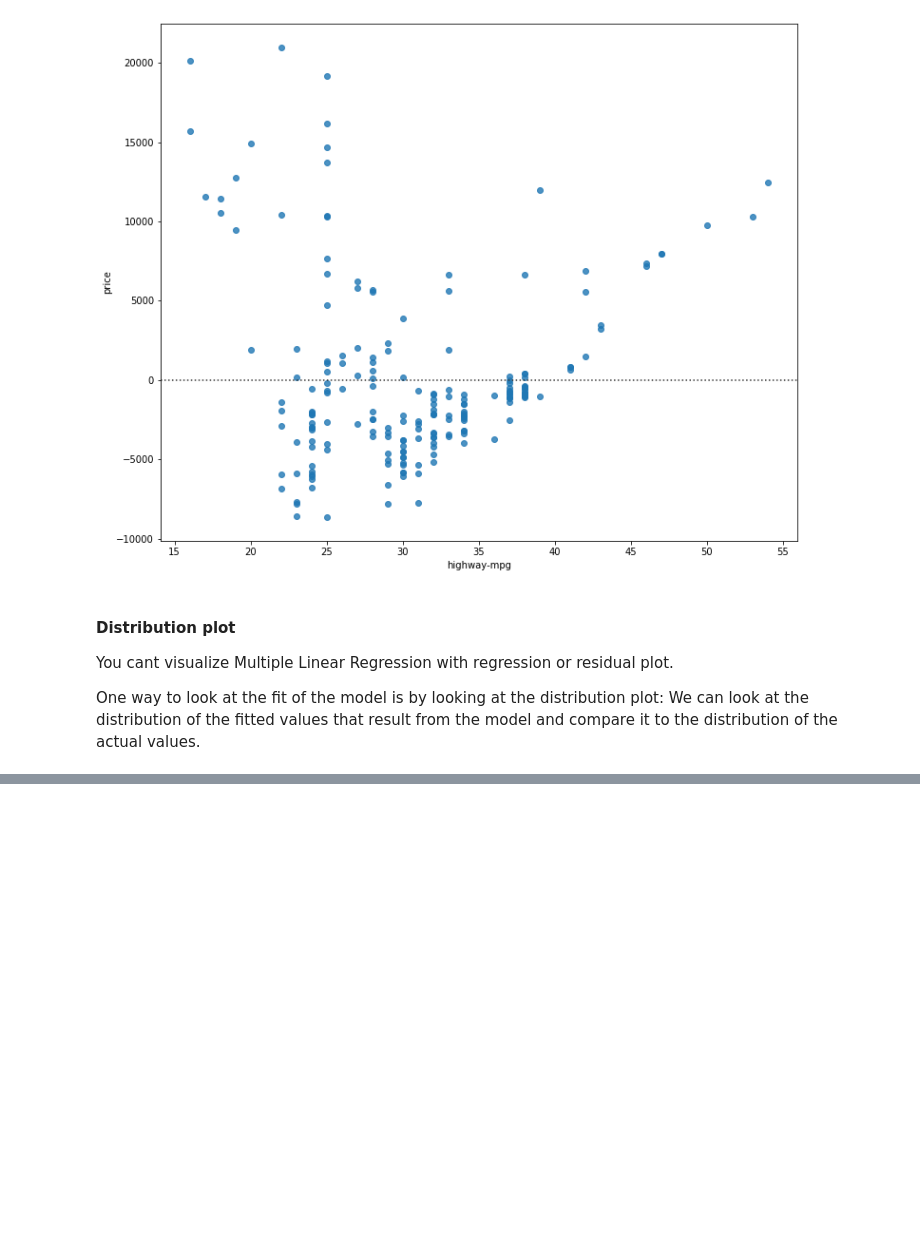
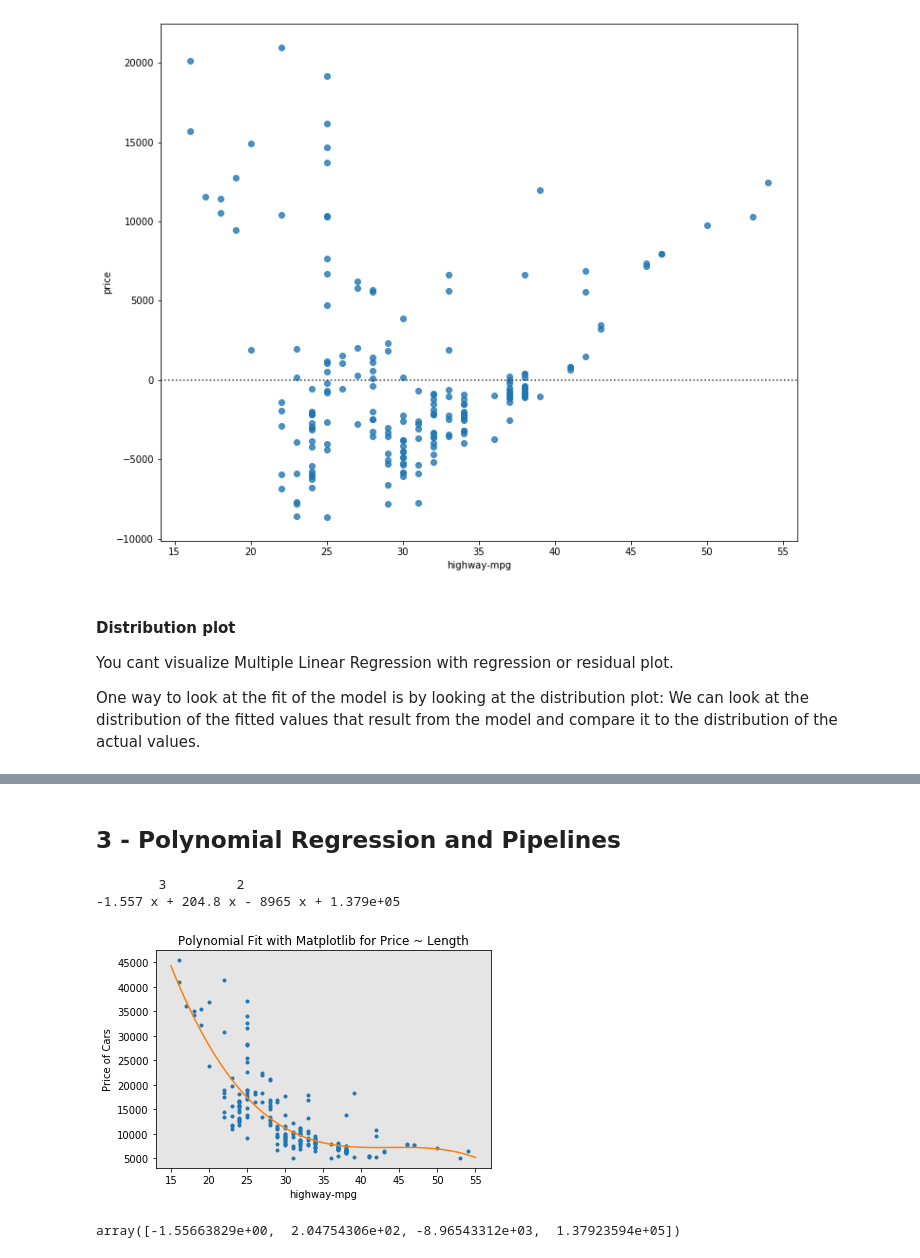
Before and after one commit to antobarbero/analyzing_data_course_edx, a Jupyter notebook: lab4_model_development.ipynb, the cells around one changed output, grey strips where cells are left out. Cells and saved outputs as stored; diff of their text form; code cells hidden in the pictures; blank space fills up the shorter version.

Commit message:
Add polynomial regression excercises

```diff
--- a/lab4_model_development.ipynb
+++ b/lab4_model_development.ipynb
@@ -194,0 +196,40 @@ plt.close()
+# %% [markdown]
+## 3 - Polynomial Regression and Pipelines
+# %%
+# We saw earlier that a linear model did not provide
+# the best fit while using highway-mpg as the predictor variable.
+# Let's see if we can try fitting a polynomial model to the data instead.
+
+def plot_polly(model, independent_variable, dependent_variabble, Name):
+    x_new = np.linspace(15, 55, 100)
+    y_new = model(x_new)
+
+    plt.plot(independent_variable, dependent_variabble, '.', x_new, y_new, '-')
+    plt.title('Polynomial Fit with Matplotlib for Price ~ Length')
+    ax = plt.gca()
+    ax.set_facecolor((0.898, 0.898, 0.898))
+    fig = plt.gcf()
+    plt.xlabel(Name)
+    plt.ylabel('Price of Cars')
+
+    plt.show()
+    plt.close()
+# %%
+x = df['highway-mpg']
+y = df['price']
+# %%
+# Here we use a polynomial of the 3rd order (cubic)
+f = np.polyfit(x, y, 3)
+p = np.poly1d(f)
+print(p)
+# %% [output]
+        3         2
+-1.557 x + 204.8 x - 8965 x + 1.379e+05
+# %%
+plot_polly(p, x, y, 'highway-mpg')
+# %% [output]
+[figure, added]
+# %%
+np.polyfit(x, y, 3)
+# %% [output]
+array([-1.55663829e+00,  2.04754306e+02, -8.96543312e+03,  1.37923594e+05])
```
Also changed, not shown: parts of 9 cells of this notebook.
